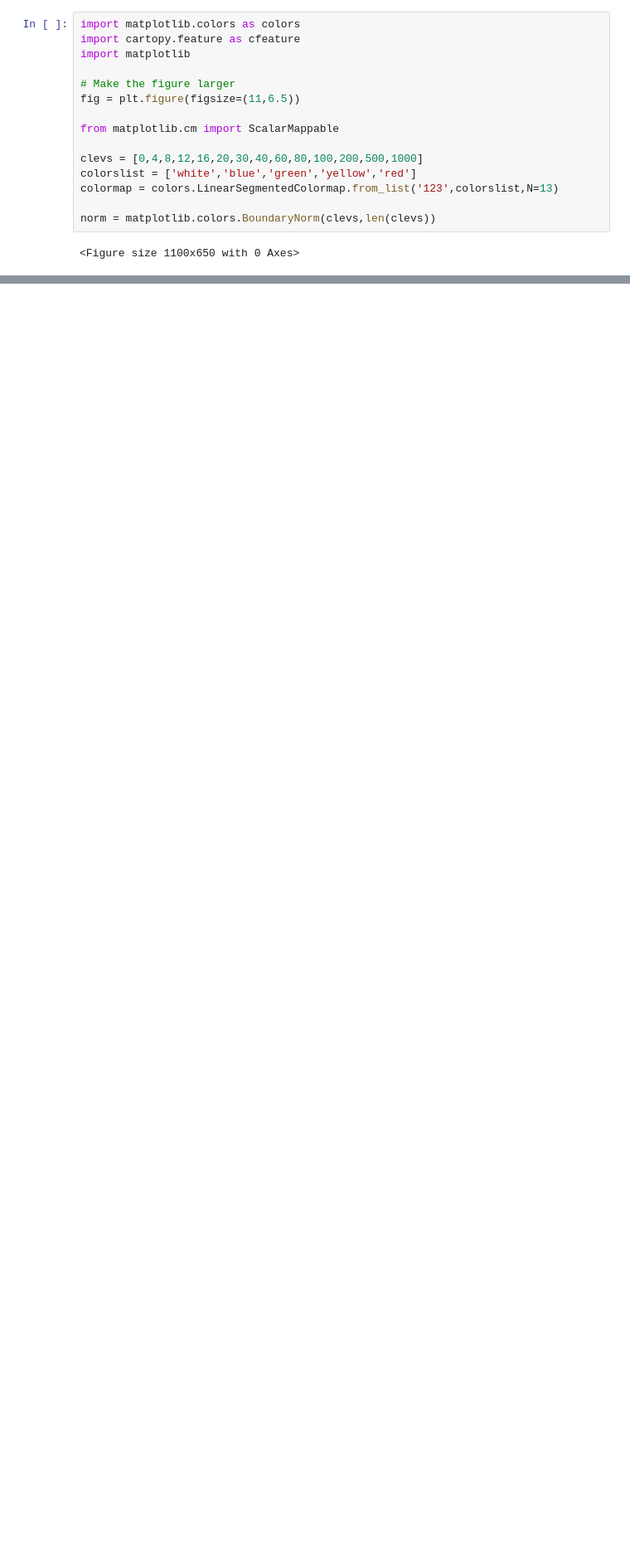
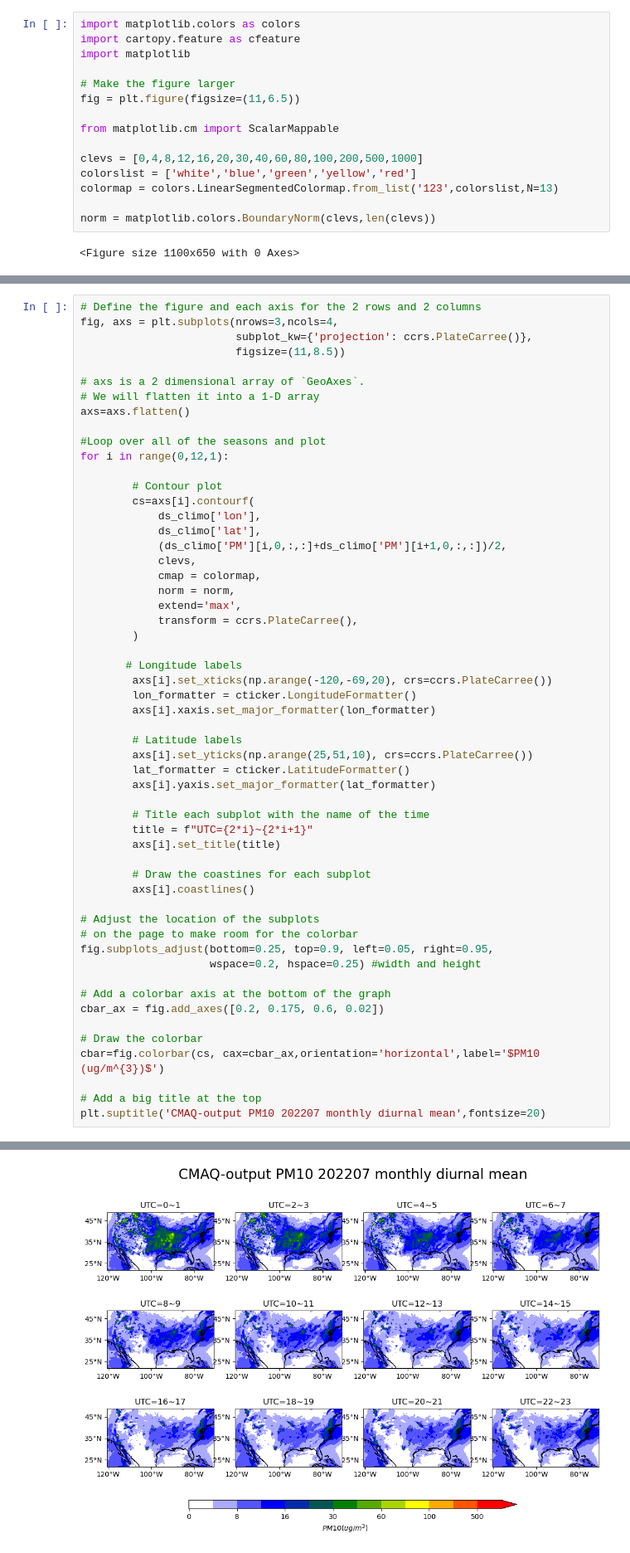
Before and after one commit to shueze/clim680, a Jupyter notebook: Climatology.ipynb, the cells around one changed output, grey strips where cells are left out. Shown at 83% size. Cells and saved outputs as stored; diff of their text form; blank space fills up the shorter version.

```diff
--- a/Climatology.ipynb
+++ b/Climatology.ipynb
@@ -184,3 +187,59 @@ plt.suptitle('CMAQ-output PM10 202207 monthly diurnal mean',fontsize=20)
 # %% [output]
 Text(0.5, 0.98, 'CMAQ-output PM10 202207 monthly diurnal mean')
 [figure]
+# %%
+# Define the figure and each axis for the 2 rows and 2 columns
+fig, axs = plt.subplots(nrows=3,ncols=4,
+                        subplot_kw={'projection': ccrs.PlateCarree()},
+                        figsize=(11,8.5))
+
+# axs is a 2 dimensional array of `GeoAxes`.
+# We will flatten it into a 1-D array
+axs=axs.flatten()
+
+#Loop over all of the seasons and plot
+for i in range(0,12,1):
+
+        # Contour plot
+        cs=axs[i].contourf(
+            ds_climo['lon'],
+            ds_climo['lat'],
+            (ds_climo['PM'][i,0,:,:]+ds_climo['PM'][i+1,0,:,:])/2,
+            clevs,
+            cmap = colormap,
+            norm = norm,
+            extend='max',
+            transform = ccrs.PlateCarree(),
+        )
+
+       # Longitude labels
+        axs[i].set_xticks(np.arange(-120,-69,20), crs=ccrs.PlateCarree())
+        lon_formatter = cticker.LongitudeFormatter()
+        axs[i].xaxis.set_major_formatter(lon_formatter)
+
+        # Latitude labels
+        axs[i].set_yticks(np.arange(25,51,10), crs=ccrs.PlateCarree())
+        lat_formatter = cticker.LatitudeFormatter()
+        axs[i].yaxis.set_major_formatter(lat_formatter)
+
+        # Title each subplot with the name of the time
+        title = f"UTC={2*i}~{2*i+1}"
+        axs[i].set_title(title)
+
+        # Draw the coastines for each subplot
+        axs[i].coastlines()
+
+# Adjust the location of the subplots
+# on the page to make room for the colorbar
+fig.subplots_adjust(bottom=0.25, top=0.9, left=0.05, right=0.95,
+                    wspace=0.2, hspace=0.25) #width and height
+
+# Add a colorbar axis at the bottom of the graph
+cbar_ax = fig.add_axes([0.2, 0.175, 0.6, 0.02])
+
+# Draw the colorbar
+cbar=fig.colorbar(cs, cax=cbar_ax,orientation='horizontal',label='$PM10 (ug/m^{3})$')
+
+# Add a big title at the top
+plt.suptitle('CMAQ-output PM10 202207 monthly diurnal mean',fontsize=20)
+# %% [output]
@@ -186,0 +247 @@ Text(0.5, 0.98, 'CMAQ-output PM10 202207 monthly diurnal mean')
+[figure, added]
```
Also changed, not shown: parts of 2 cells of this notebook, 1 other file.
